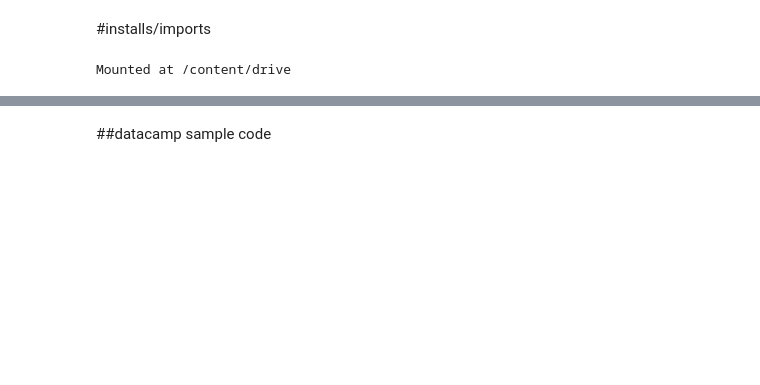
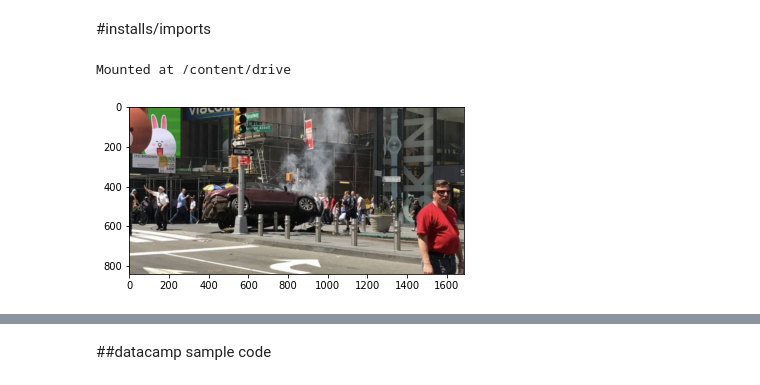
Before and after one commit to cmannnn/pedestrian_truck_car_image_classifier, a Jupyter notebook: keras_classifier.ipynb, the cells around one changed output, grey strips where cells are left out. Saved outputs shown, nothing was run; the diff lists cells and outputs as text; code cells hidden in the pictures; blank space fills up the shorter version.

```diff
--- a/keras_classifier.ipynb
+++ b/keras_classifier.ipynb
@@ -18,7 +18,10 @@ drive.mount('/content/drive')
 # %% [output]
 Mounted at /content/drive
 # %%
-car = plt.imread('/content/drive/MyDrive/Camp Jupyter/person_truck_image_classifier/dataset/pedestrians/Image_1.png')
+# reading in sample pedestrian image
+pedestrian = plt.imread('/content/drive/MyDrive/Camp Jupyter/person_truck_image_classifier/dataset/pedestrians/Image_1.png')
 
-plt.imshow(car)
+plt.imshow(pedestrian)
 plt.show()
+# %% [output]
+[figure, added]
```
Also changed, not shown: parts of 1 cell of this notebook.
